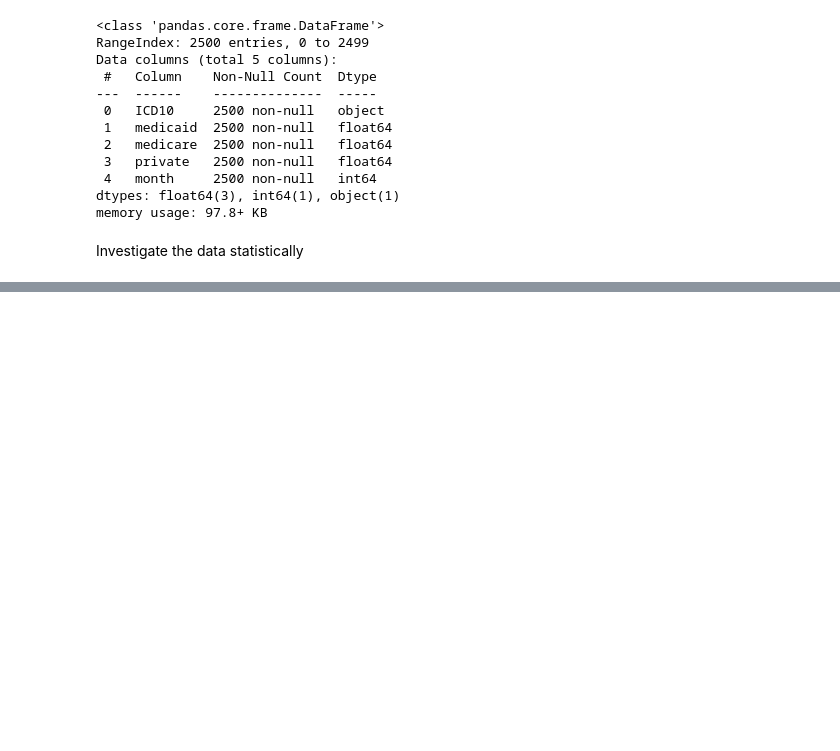
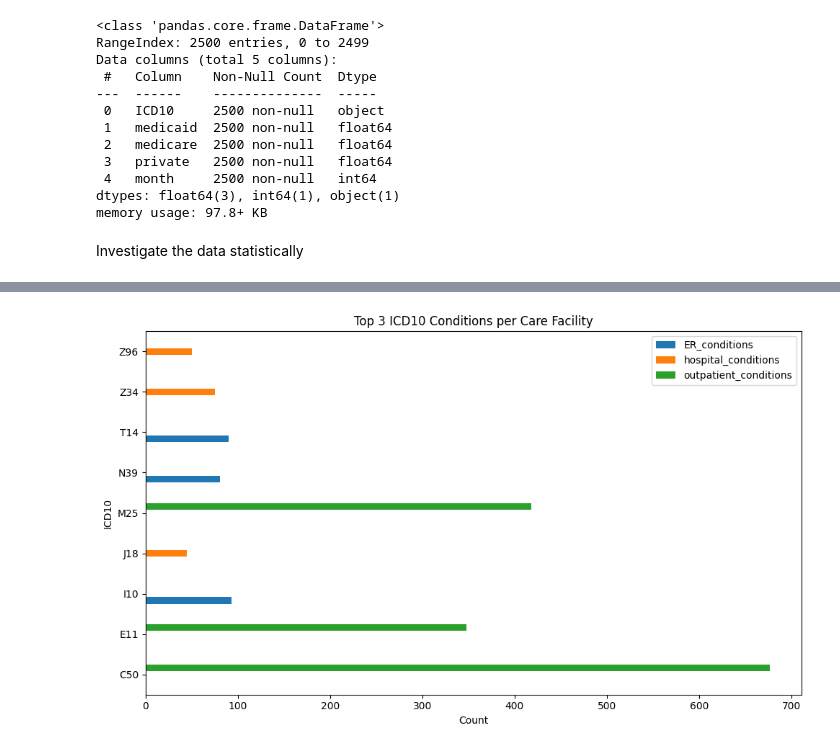
Before and after one commit to mha2112/Insurers, a Jupyter notebook: analysis.ipynb, the cells around one changed output, grey strips where cells are left out. Cells and saved outputs as stored; diff of their text form; code cells hidden in the pictures; blank space fills up the shorter version.

```diff
--- a/analysis.ipynb
+++ b/analysis.ipynb
@@ -78,0 +134,10 @@ outpatient_medicare: $417,915.50, outpatient_medicaid: $343,706.95, outpatient_p
+# %%
+
+# create a function for plotting
+def plot_labels(data , x_axis=None,y_axis=None, kind='bar', title= '', xlabel='', ylabel='', figsize=(10,6), color=None):
+    ax = data.plot(x=x_axis, y=y_axis, kind=kind,figsize=figsize, color=color)
+    ax.set_title(title)
+    ax.set_xlabel(xlabel)
+    ax.set_ylabel(ylabel)
+    plt.tight_layout()
+    plt.show()
@@ -106,5 +215,11 @@ Outpatient visits are extremely higher than the ER and hospital visits.
+# %%
+
+#plot common ICD10 conditions for each care facility
+conditions_per_facility = pd.DataFrame({'ER_conditions':ER_df['ICD10'].value_counts().head(3),
+                                       'hospital_conditions':hospital_df['ICD10'].value_counts().head(3),
+                                       'outpatient_conditions':outpatient_df['ICD10'].value_counts().head(3)})
 # %%
-#visual of visits for comparison
-x= 'ER', 'Hospital', 'Outpatient'
-
-data.plot(x= 'ER', 'Hospital', 'Outpatient',y= 2500,1664,20214, kind = 'bar')
+#use function for conditions_per_facility dataframe
+plot_labels(conditions_per_facility, kind='barh', title='Top 3 ICD10 Conditions per Care Facility', xlabel='Count', ylabel='ICD10')
+# %% [output]
+[figure, added]
```
Also changed, not shown: parts of 22 cells of this notebook.
